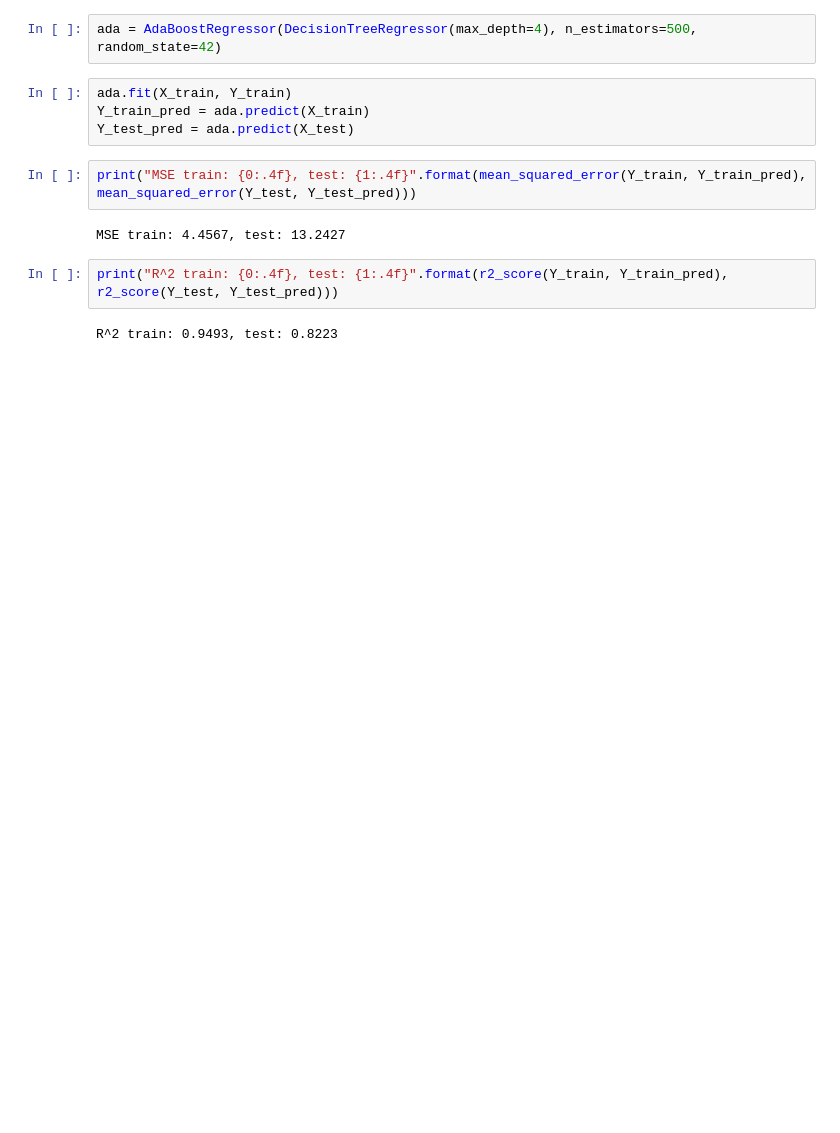
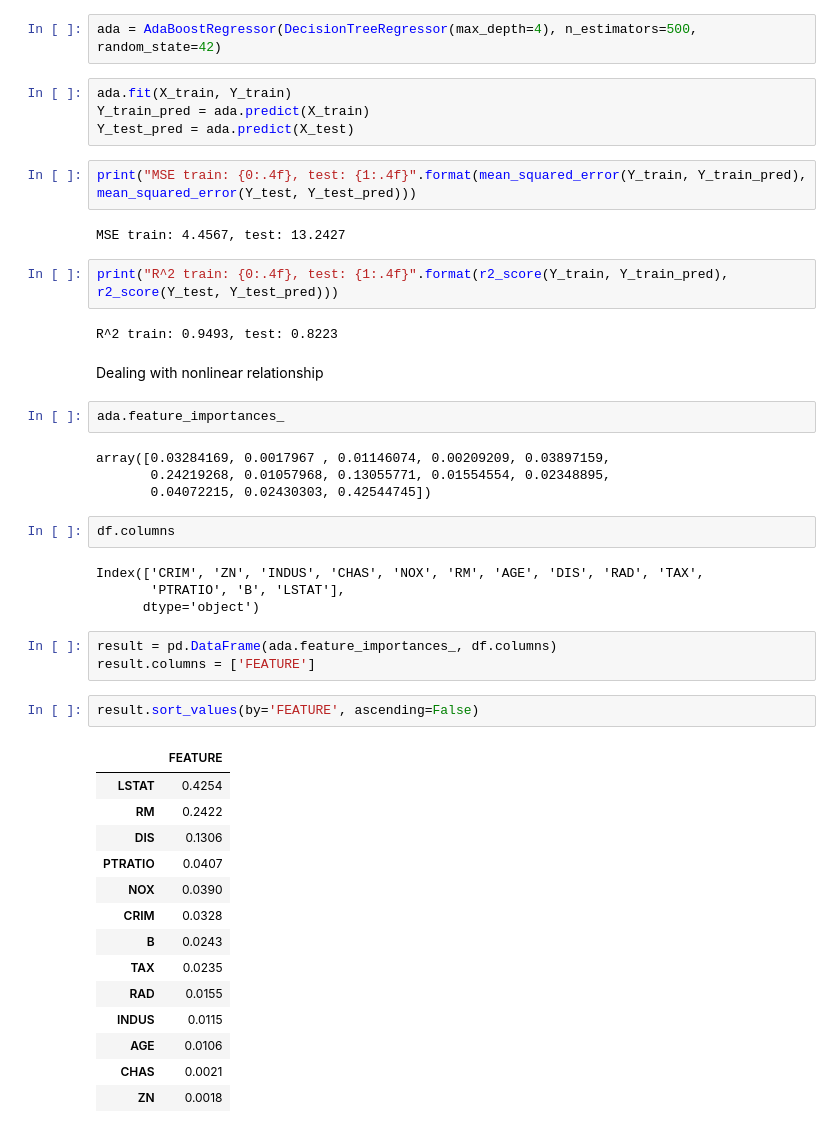
Before and after one commit to mashnun/Regression, a Jupyter notebook: Multiple Regression.ipynb, the cells around one changed output. Saved outputs shown, nothing was run; the diff lists cells and outputs as text; blank space fills up the shorter version.

```diff
--- a/Multiple Regression.ipynb
+++ b/Multiple Regression.ipynb
@@ -493,3 +493,37 @@ MSE train: 4.4567, test: 13.2427
 print("R^2 train: {0:.4f}, test: {1:.4f}".format(r2_score(Y_train, Y_train_pred), r2_score(Y_test, Y_test_pred)))
 # %% [output]
 R^2 train: 0.9493, test: 0.8223
+# %% [markdown]
+Dealing with nonlinear relationship
+# %%
+ada.feature_importances_
+# %% [output]
+array([0.03284169, 0.0017967 , 0.01146074, 0.00209209, 0.03897159,
+       0.24219268, 0.01057968, 0.13055771, 0.01554554, 0.02348895,
+       0.04072215, 0.02430303, 0.42544745])
+# %%
+df.columns
+# %% [output]
+Index(['CRIM', 'ZN', 'INDUS', 'CHAS', 'NOX', 'RM', 'AGE', 'DIS', 'RAD', 'TAX',
+       'PTRATIO', 'B', 'LSTAT'],
+      dtype='object')
+# %%
+result = pd.DataFrame(ada.feature_importances_, df.columns)
+result.columns = ['FEATURE']
+# %%
+result.sort_values(by='FEATURE', ascending=False)
+# %% [output]
+|  | FEATURE |
+| LSTAT | 0.4254 |
+| RM | 0.2422 |
+| DIS | 0.1306 |
+| PTRATIO | 0.0407 |
+| NOX | 0.0390 |
+| CRIM | 0.0328 |
+| B | 0.0243 |
+| TAX | 0.0235 |
+| RAD | 0.0155 |
+| INDUS | 0.0115 |
+| AGE | 0.0106 |
+| CHAS | 0.0021 |
+| ZN | 0.0018 |
```
Also changed, not shown: parts of 7 cells of this notebook.
